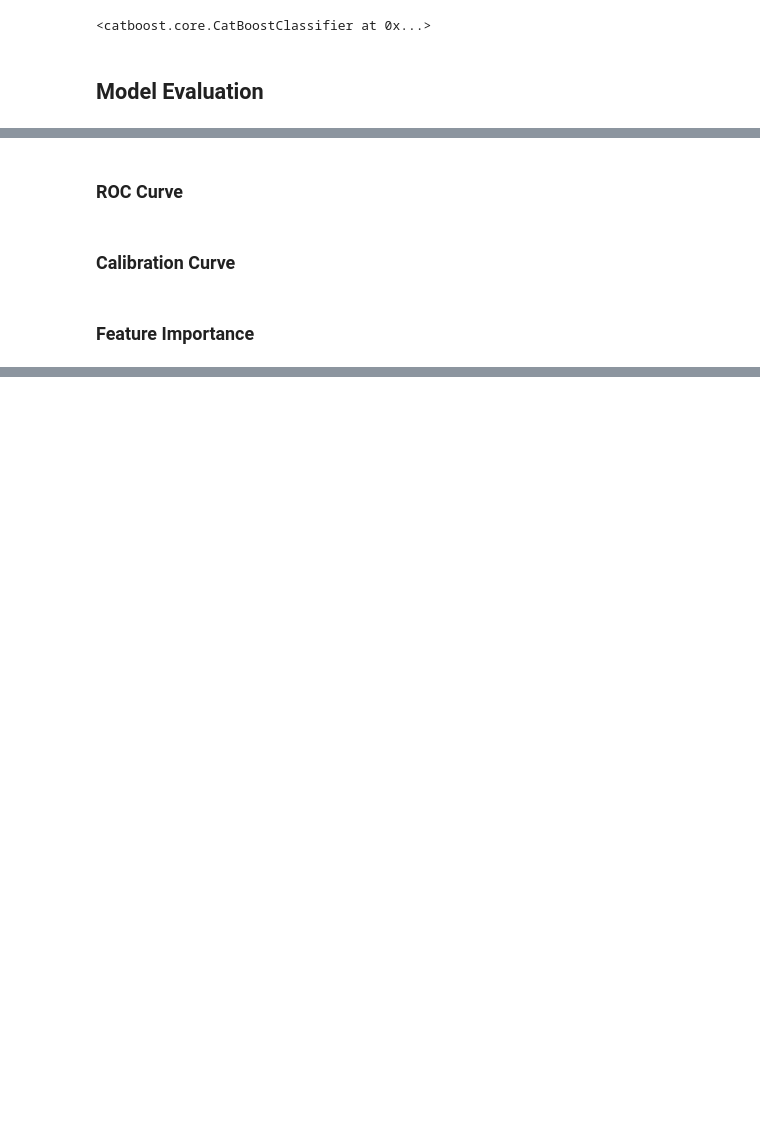
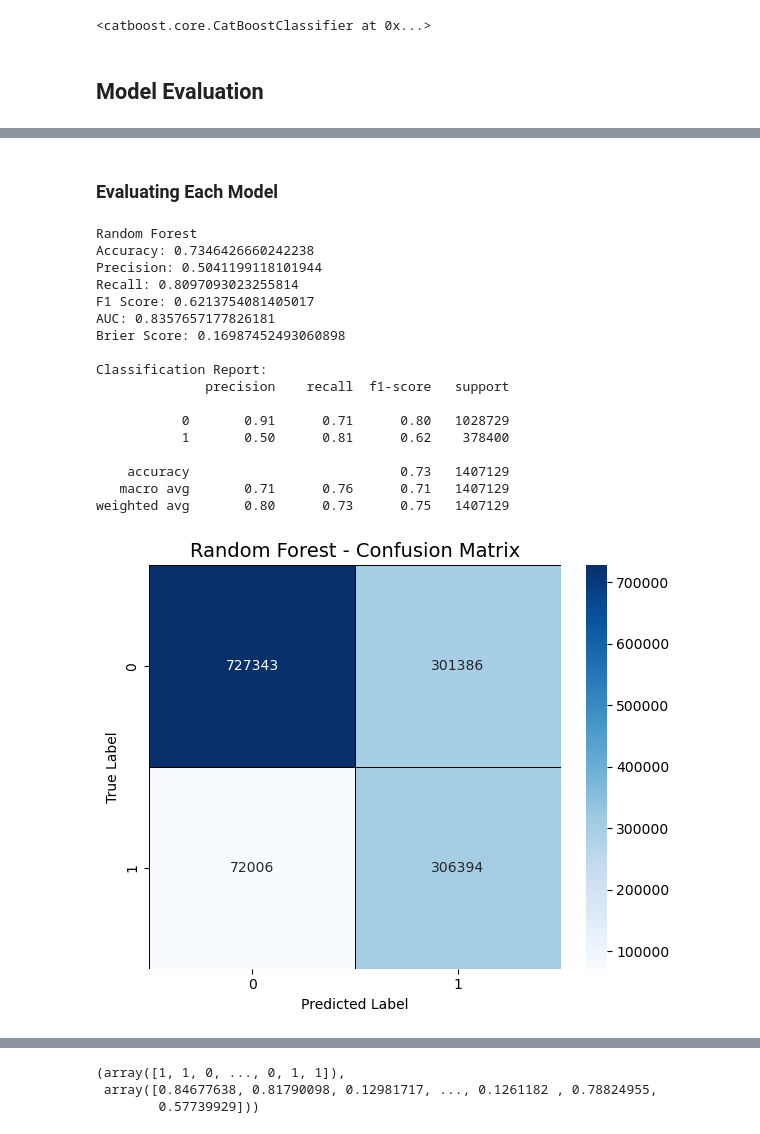
Before and after one commit to janecondon/AMS-595-Identifying-Risk-Factors-for-Major-Depressive-Disorder, a Jupyter notebook: AMS 595 Group Project.ipynb, the cells around one changed output, grey strips where cells are left out. Drawn from its saved outputs; the diff is of its cells as text; code cells hidden in the pictures; blank space fills up the shorter version.

Commit message:
Added model evaluation section

```diff
--- a/AMS 595 Group Project.ipynb
+++ b/AMS 595 Group Project.ipynb
@@ -430,7 +417,7 @@ lgbm = lgb.LGBMClassifier(
 )
 # %%
 # Fitting LIGHTBGM model
-lgbm.fit(X_train, y_train)
+lgbm.fit(X_train, y_train,eval_set=[(X_val, y_val)],eval_metric="auc")
 # %% [output]
 [WinError 2] The system cannot find the file specified
 Returning the number of logical cores instead. You can silence this warning by setting LOKY_MAX_CPU_COUNT to the number of cores you want to use.
@@ -592,6 +519,0 @@ cat.load_model("catboost_model.cbm")
-# %% [markdown]
-### ROC Curve
-# %% [markdown]
-### Calibration Curve
-# %% [markdown]
-### Feature Importance
@@ -597,0 +609,23 @@ cat.load_model("catboost_model.cbm")
+# %% [markdown]
+### Evaluating Each Model
+# %%
+evaluate_model(rf, X_test, y_test, model_name="Random Forest")
+# %% [output]
+Random Forest
+Accuracy: 0.7346426660242238
+Precision: 0.5041199118101944
+Recall: 0.8097093023255814
+F1 Score: 0.6213754081405017
+AUC: 0.8357657177826181
+Brier Score: 0.16987452493060898
+
+Classification Report:
+              precision    recall  f1-score   support
+
+           0       0.91      0.71      0.80   1028729
+           1       0.50      0.81      0.62    378400
+
+    accuracy                           0.73   1407129
+   macro avg       0.71      0.76      0.71   1407129
+weighted avg       0.80      0.73      0.75   1407129
+[figure, added]
@@ -597,0 +635,3 @@ cat.load_model("catboost_model.cbm")
+(array([1, 1, 0, ..., 0, 1, 1]),
+ array([0.84677638, 0.81790098, 0.12981717, ..., 0.1261182 , 0.78824955,
+        0.57739929]))
```
Also changed, not shown: parts of 37 cells of this notebook.
